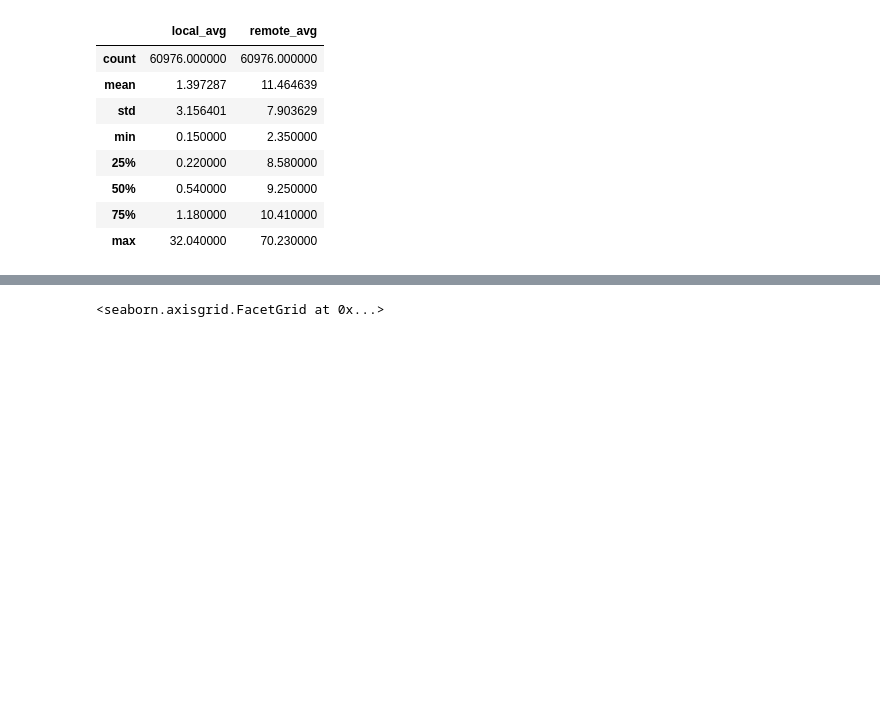
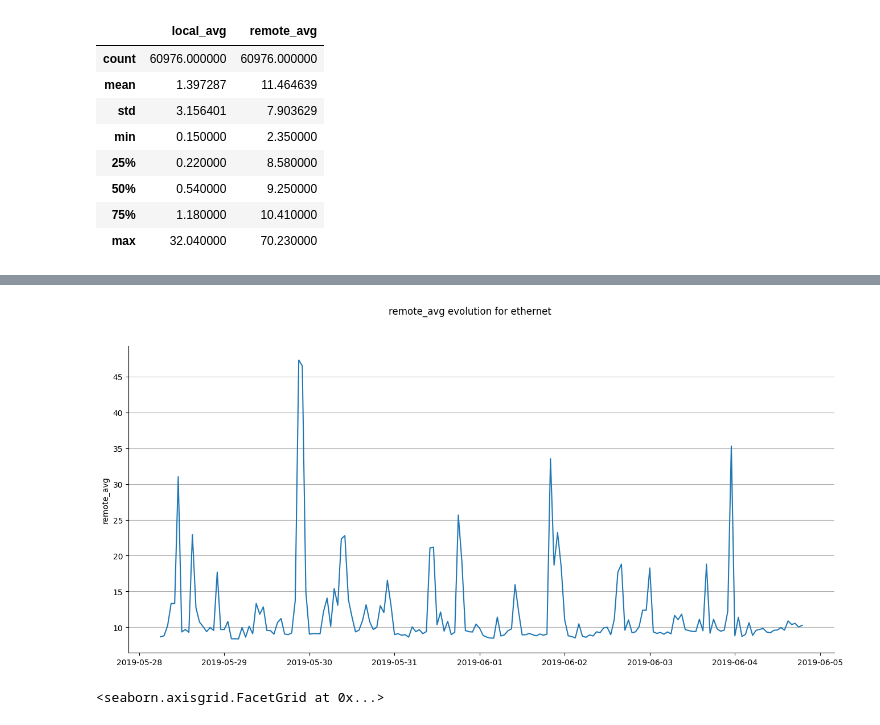
Before and after one commit to AlesKas/DIP, a Jupyter notebook: ping_data.ipynb, the cells around one changed output, grey strips where cells are left out. Saved outputs shown, nothing was run; the diff lists cells and outputs as text; code cells hidden in the pictures; blank space fills up the shorter version.

```diff
--- a/ping_data.ipynb
+++ b/ping_data.ipynb
@@ -98,3 +159,24 @@ ping_data_wireless.describe()
+# %%
+data_remote_avg = ping_data_ethernet[['timestamp', 'remote_avg']]
+data_remote_avg.head()
+data_remote_avg_1H = data_remote_avg.resample('1H', on='timestamp').mean()
+
+x = data_remote_avg_1H.index[:]
+y = data_remote_avg_1H.remote_avg[:]
+
+fig, ax = plt.subplots(figsize=(16, 7))
+
+ax.plot(x, y)
+
+fig.suptitle('remote_avg evolution for ethernet')
+ax.set_ylabel('remote_avg')
+
+ax.grid(True, axis='y')
+
+ax.spines['top'].set_visible(False)
+ax.spines['right'].set_visible(False)
+# %% [output]
+[figure, added]
 # %%
 import seaborn as sns
 sns.displot(ping_data_wireless['local_avg'], kde=True, bins=50)
```
Also changed, not shown: parts of 3 cells of this notebook.
